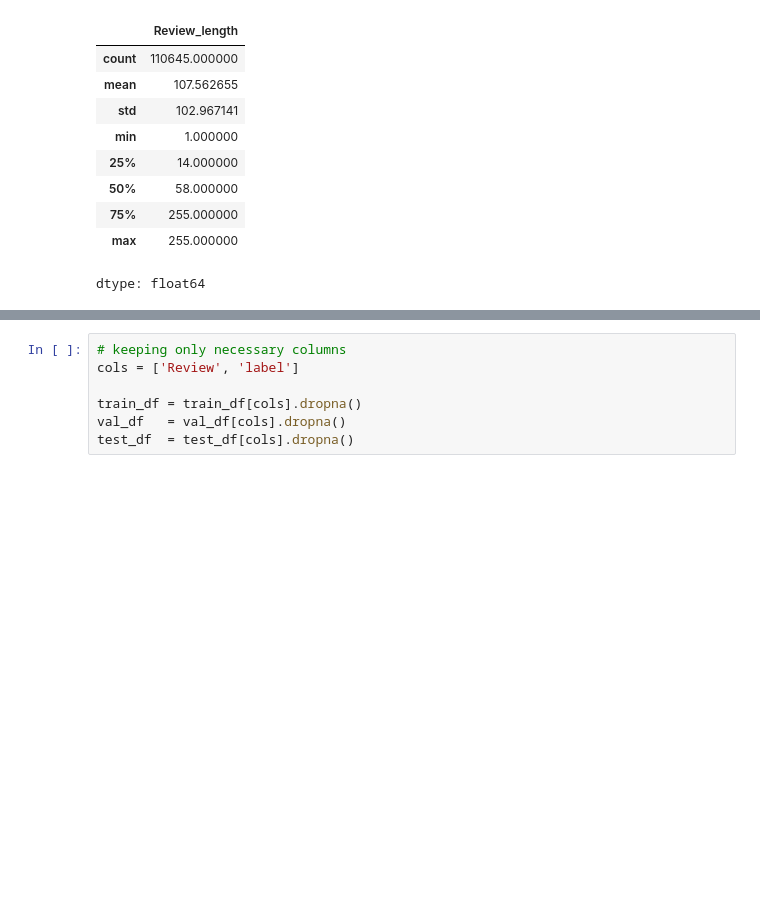
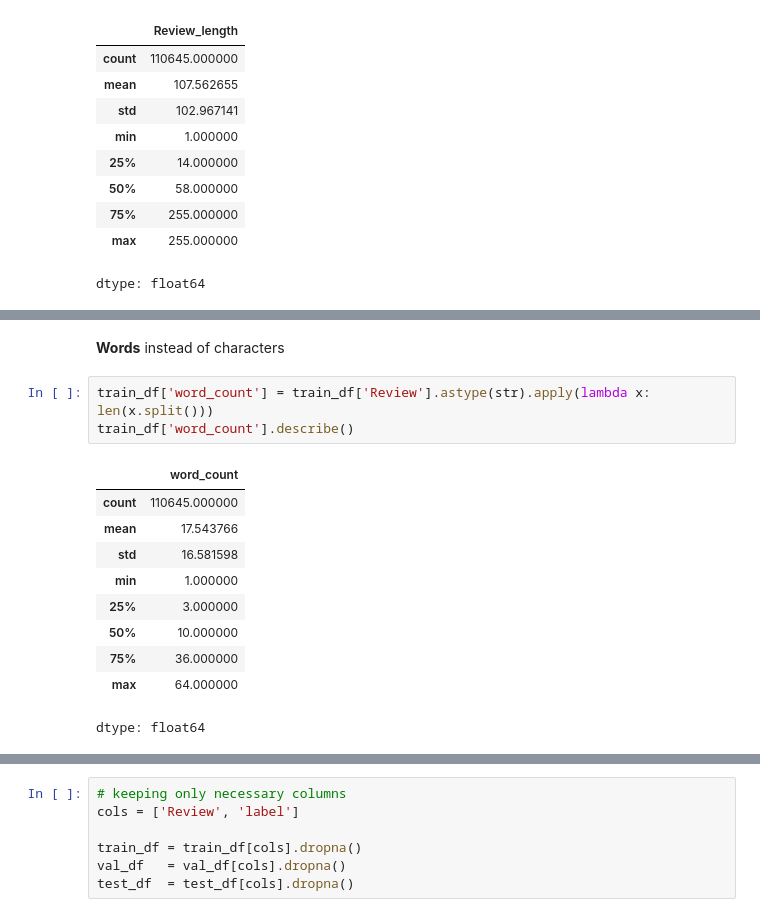
Before and after one commit to ridika-2004/Comparison_of_XLM-RoBERTa_and_BanglaBERT_on_Bengali_and_Code-Mixed_Dataset, a Jupyter notebook: Model Training/BanglaBook.ipynb, the cells around one changed output, grey strips where cells are left out. Cells and saved outputs as stored; diff of their text form; blank space fills up the shorter version.

```diff
--- a/Model Training/BanglaBook.ipynb
+++ b/Model Training/BanglaBook.ipynb
@@ -186,0 +215,16 @@ dtype: float64
+# %% [markdown]
+**Words** instead of characters
+# %%
+train_df['word_count'] = train_df['Review'].astype(str).apply(lambda x: len(x.split()))
+train_df['word_count'].describe()
+# %% [output]
+|  | word_count |
+| count | 110645.000000 |
+| mean | 17.543766 |
+| std | 16.581598 |
+| min | 1.000000 |
+| 25% | 3.000000 |
+| 50% | 10.000000 |
+| 75% | 36.000000 |
+| max | 64.000000 |
+dtype: float64
```
Also changed, not shown: parts of 7 cells of this notebook.
